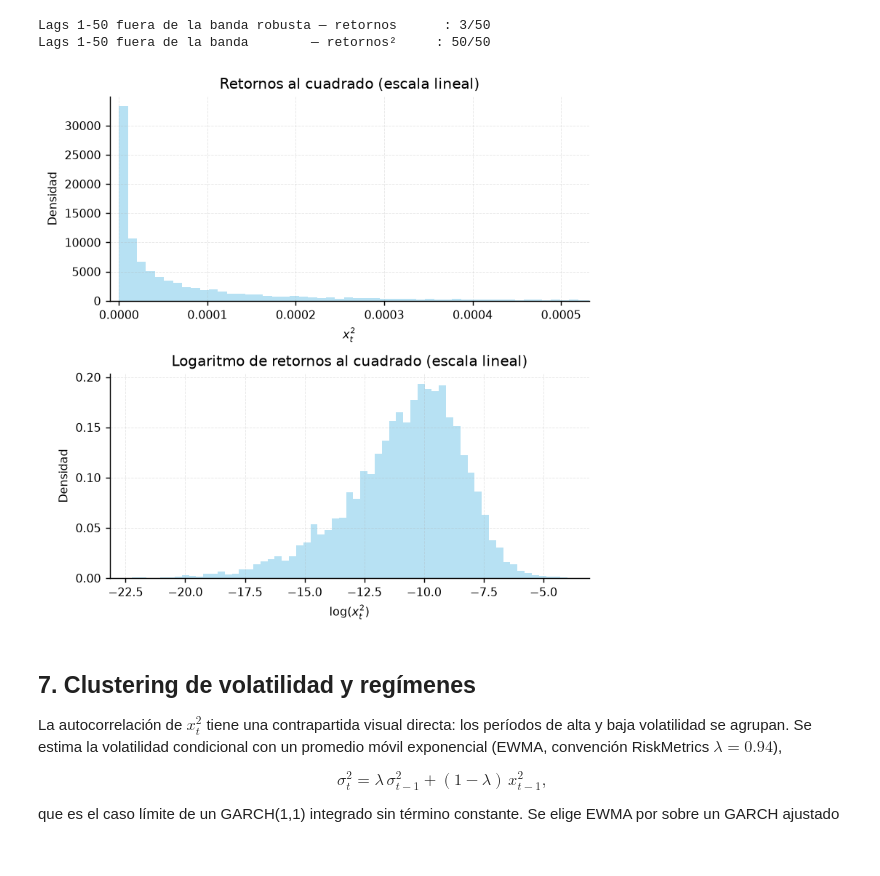
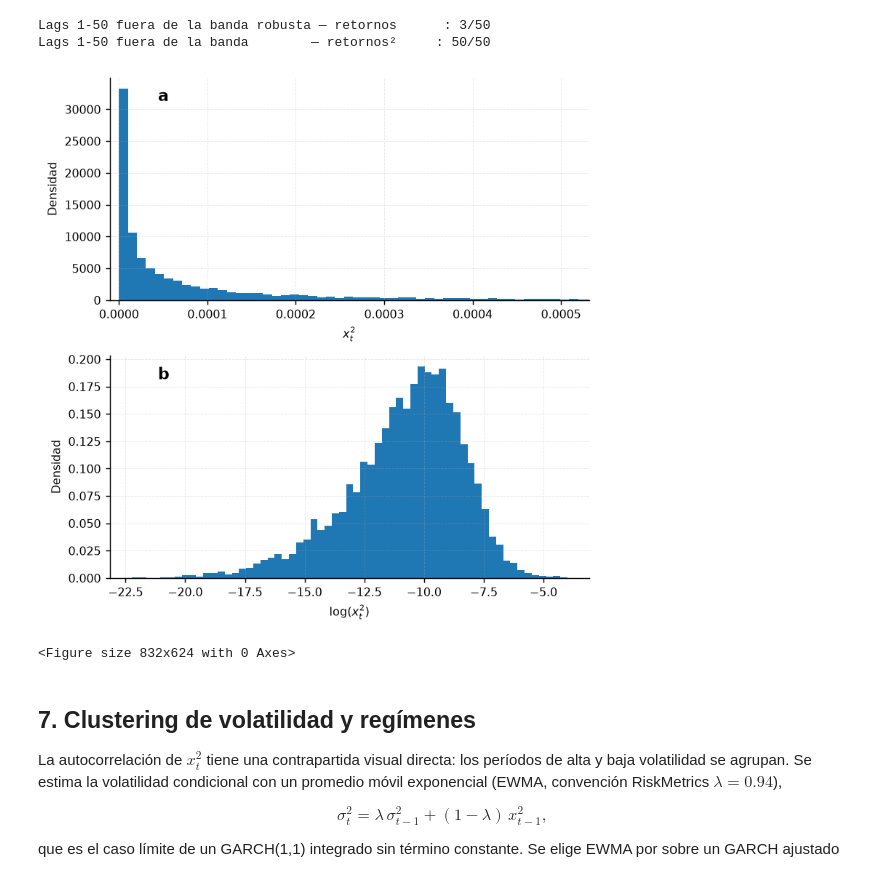
Before and after one commit to MigueJuri/market_dynamics_master_thesis, a Jupyter notebook: notebooks/SPY_caracterizacion.ipynb, the cells around one changed output. Drawn from its saved outputs; the diff is of its cells as text; code cells hidden in the pictures.

```diff
--- a/notebooks/SPY_caracterizacion.ipynb
+++ b/notebooks/SPY_caracterizacion.ipynb
@@ -512,17 +512,6 @@ Lags 1-50 fuera de la banda        — retornos²     : 50/50
 # %%
 # Histograma de retornos cuadrados, con subplots de histograma de retornos cuadrados logarítmicos
 
-r_2 = r ** 2
-r_2_log = np.log(r_2[r_2 > 0])  # logaritmo de retornos al cuadrado positivos
-
-fig, (ax_lin, ax_log) = plt.subplots(2, 1, figsize=(6, 6))
-ax_lin.hist(r_2, bins=freedman_diaconis_bins(r_2), density=True,
-            alpha=0.6, color="skyblue", label="Histograma")
-ax_lin.set_title("Retornos al cuadrado (escala lineal)")
-ax_lin.set_xlabel(r"$x_t^2$")
-ax_lin.set_ylabel("Densidad")
-ax_lin.set_xlim(left= -0.00001, right=np.percentile(r_2, 95))  # recorte de outliers
-# Histograma de retornos cuadrados y de su logaritmo
 
 r_2 = r ** 2
 r_2_log = np.log(r_2[r_2 > 0])
@@ -532,40 +521,37 @@ fig, (ax_lin, ax_log) = plt.subplots(2, 1, figsize=(6, 6))
 ax_lin.hist(
     r_2,
     bins=freedman_diaconis_bins(r_2),
     density=True,
-    alpha=0.6,
-    color="skyblue",
     label="Histograma",
 )
 ax_lin.set_xlabel(r"$x_t^2$")
 ax_lin.set_ylabel("Densidad")
 ax_lin.set_xlim(left=-0.00001, right=np.percentile(r_2, 95))
-ax_lin.text(0.02, 0.95, "a", transform=ax_lin.transAxes,
+ax_lin.text(0.1, 0.95, "a", transform=ax_lin.transAxes,
             va="top", ha="left", fontsize=12, fontweight="bold")
 
 ax_log.hist(
     r_2_log,
     bins=freedman_diaconis_bins(r_2_log),
     density=True,
-    alpha=0.6,
-    color="skyblue",
     label="Histograma",
 )
 ax_log.set_xlabel(r"$\log(x_t^2)$")
 ax_log.set_ylabel("Densidad")
-ax_log.text(0.02, 0.95, "b", transform=ax_log.transAxes,
+ax_log.text(0.1, 0.95, "b", transform=ax_log.transAxes,
             va="top", ha="left", fontsize=12, fontweight="bold")
 
 plt.tight_layout()
 plt.show()
 
 ax_log.set_title("Logaritmo de retornos al cuadrado (escala lineal)")
 ax_log.set_xlabel(r"$\log(x_t^2)$")
 ax_log.set_ylabel("Densidad")
 plt.tight_layout()
 plt.show()
 # %% [output]
-[figure, old version]
+[figure, new version]
+<Figure size 832x624 with 0 Axes>
 # %% [markdown]
 ## 7. Clustering de volatilidad y regímenes
 
```
Also changed, not shown: 9 other files.
